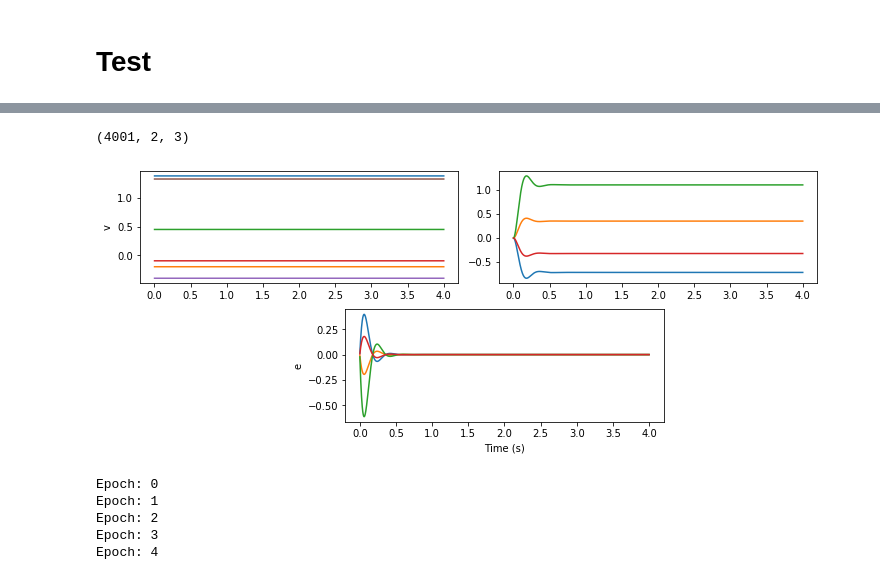
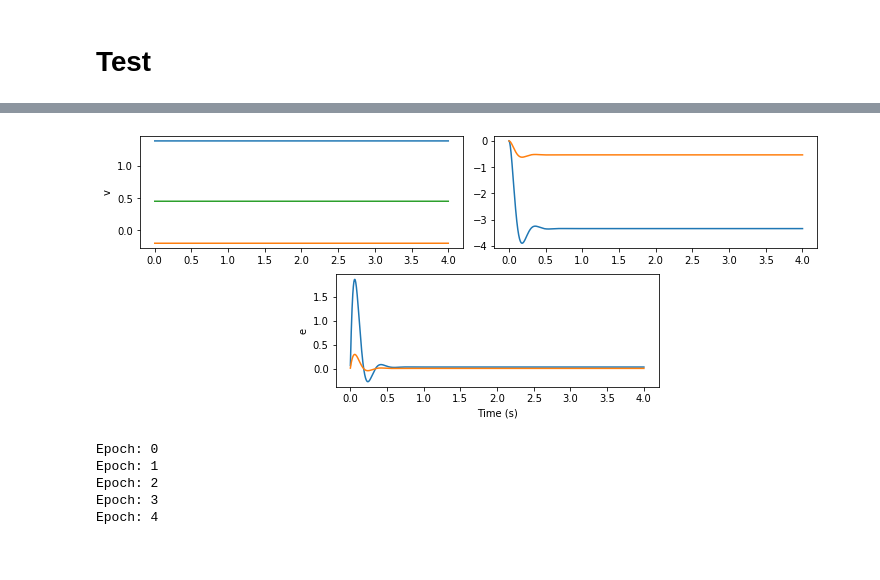
Before and after one commit to jorchard/pc_network, a Jupyter notebook: test_PCNetwork.ipynb, the cells around one changed output, grey strips where cells are left out. Saved outputs shown, nothing was run; the diff lists cells and outputs as text; code cells hidden in the pictures.

```diff
--- a/test_PCNetwork.ipynb
+++ b/test_PCNetwork.ipynb
@@ -97,16 +131,4 @@ tensor([[-0.7165,  0.3522],
-# %%
-np.array(net.lyr[0].x_history).shape
-# %% [output]
-(4001, 2, 3)
 # %%
-net.Plot(idx=[0,1]);
+net.Plot(idx=[0]);
 # %% [output]
-[figure, old version]
+[figure, new version]
-# %%
-net.Learn(A, B, T=4., epochs=5, batchsize=2)
-# %% [output]
-Epoch: 0
-Epoch: 1
-Epoch: 2
-Epoch: 3
-Epoch: 4
@@ -113,3 +137,12 @@ Epoch: 4
+# %%
+net.Reset()
+net.Learn(DataLoader(simple_ds, batch_size=2, shuffle=True), T=1., epochs=5)
+# %% [output]
+Epoch: 0
+Epoch: 1
+Epoch: 2
+Epoch: 3
+Epoch: 4
 # %%
 net.Reset()
 net.Predict(A, T=4.)
```
Also changed, not shown: parts of 14 cells of this notebook, 3 other files.
